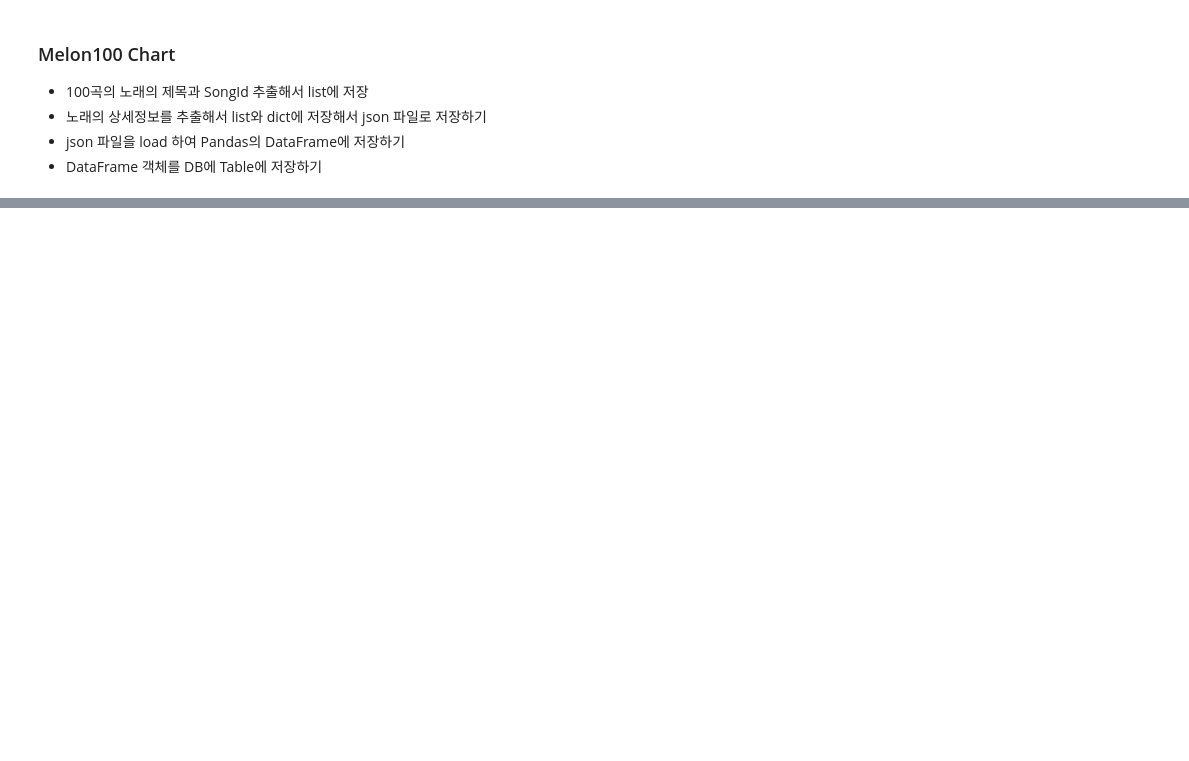
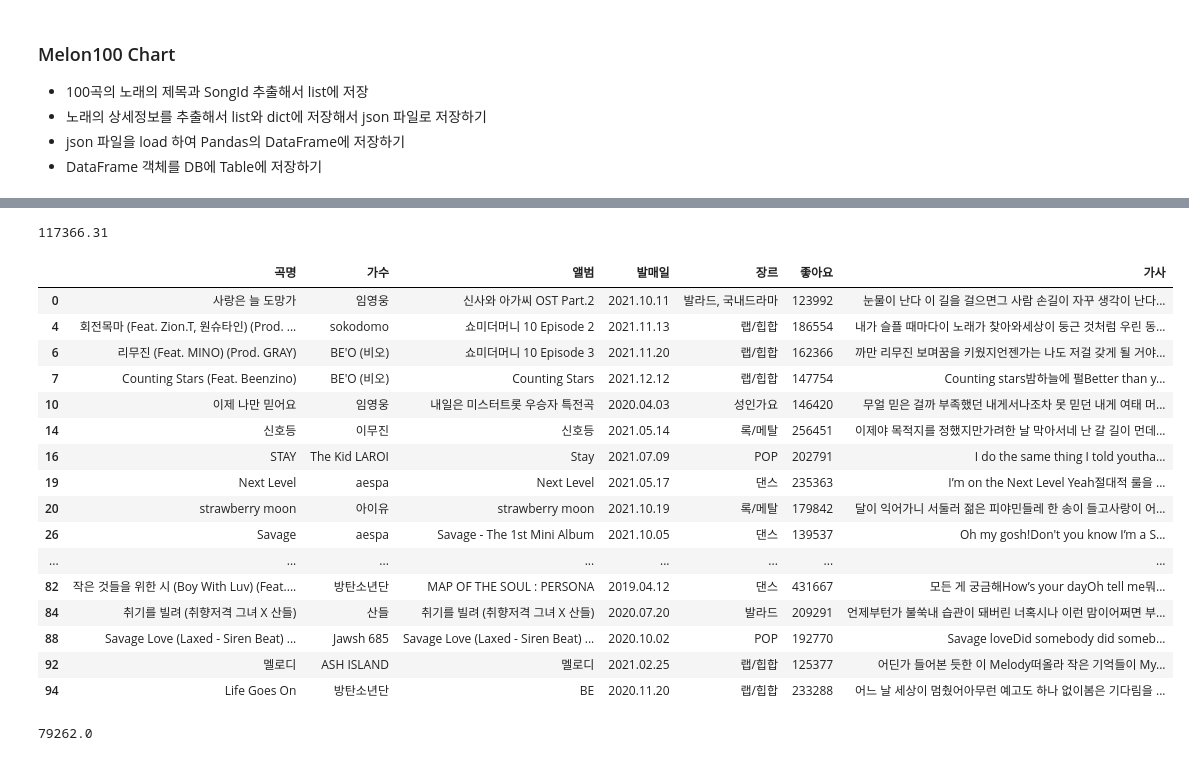
Before and after one commit to JongHwaShin/webscraping, a Jupyter notebook: 06melon100chart.ipynb, the cells around one changed output, grey strips where cells are left out. Drawn from its saved outputs; the diff is of its cells as text; code cells hidden in the pictures; blank space fills up the shorter version.

```diff
--- a/06melon100chart.ipynb
+++ b/06melon100chart.ipynb
@@ -114,0 +389,28 @@ for idx,song in enumerate(song_info_list[:1],1):
+# %%
+
+song_df.loc[song_df['좋아요'] > song_df['좋아요'].mean()]
+# %% [output]
+117366.31
+|  | 곡명 | 가수 | 앨범 | 발매일 | 장르 | 좋아요 | 가사 |
+| 0 | 사랑은 늘 도망가 | 임영웅 | 신사와 아가씨 OST Part.2 | 2021.10.11 | 발라드, 국내드라마 | 123992 | 눈물이 난다 이 길을 걸으면그 사람 손길이 자꾸 생각이 난다... |
+| 4 | 회전목마 (Feat. Zion.T, 원슈타인) (Prod. ... | sokodomo | 쇼미더머니 10 Episode 2 | 2021.11.13 | 랩/힙합 | 186554 | 내가 슬플 때마다이 노래가 찾아와세상이 둥근 것처럼 우린 동... |
+| 6 | 리무진 (Feat. MINO) (Prod. GRAY) | BE'O (비오) | 쇼미더머니 10 Episode 3 | 2021.11.20 | 랩/힙합 | 162366 | 까만 리무진 보며꿈을 키웠지언젠가는 나도 저걸 갖게 될 거야... |
+| 7 | Counting Stars (Feat. Beenzino) | BE'O (비오) | Counting Stars | 2021.12.12 | 랩/힙합 | 147754 | Counting stars밤하늘에 펄Better than y... |
+| 10 | 이제 나만 믿어요 | 임영웅 | 내일은 미스터트롯 우승자 특전곡 | 2020.04.03 | 성인가요 | 146420 | 무얼 믿은 걸까 부족했던 내게서나조차 못 믿던 내게 여태 머... |
+| 14 | 신호등 | 이무진 | 신호등 | 2021.05.14 | 록/메탈 | 256451 | 이제야 목적지를 정했지만가려한 날 막아서네 난 갈 길이 먼데... |
+| 16 | STAY | The Kid LAROI | Stay | 2021.07.09 | POP | 202791 | I do the same thing I told youtha... |
+| 19 | Next Level | aespa | Next Level | 2021.05.17 | 댄스 | 235363 | I’m on the Next Level Yeah절대적 룰을 ... |
+| 20 | strawberry moon | 아이유 | strawberry moon | 2021.10.19 | 록/메탈 | 179842 | 달이 익어가니 서둘러 젊은 피야민들레 한 송이 들고사랑이 어... |
+| 26 | Savage | aespa | Savage - The 1st Mini Album | 2021.10.05 | 댄스 | 139537 | Oh my gosh!Don't you know I’m a S... |
+| ... | ... | ... | ... | ... | ... | ... | ... |
+| 82 | 작은 것들을 위한 시 (Boy With Luv) (Feat.... | 방탄소년단 | MAP OF THE SOUL : PERSONA | 2019.04.12 | 댄스 | 431667 | 모든 게 궁금해How’s your dayOh tell me뭐... |
+| 84 | 취기를 빌려 (취향저격 그녀 X 산들) | 산들 | 취기를 빌려 (취향저격 그녀 X 산들) | 2020.07.20 | 발라드 | 209291 | 언제부턴가 불쑥내 습관이 돼버린 너혹시나 이런 맘이어쩌면 부... |
+| 88 | Savage Love (Laxed - Siren Beat) ... | Jawsh 685 | Savage Love (Laxed - Siren Beat) ... | 2020.10.02 | POP | 192770 | Savage loveDid somebody did someb... |
+| 92 | 멜로디 | ASH ISLAND | 멜로디 | 2021.02.25 | 랩/힙합 | 125377 | 어딘가 들어본 듯한 이 Melody떠올라 작은 기억들이 My... |
+| 94 | Life Goes On | 방탄소년단 | BE | 2020.11.20 | 랩/힙합 | 233288 | 어느 날 세상이 멈췄어아무런 예고도 하나 없이봄은 기다림을 ... |
+# %%
+song_df['좋아요'].max()
+song_df['좋아요'].min()
+song_df['좋아요'].median()
+# %% [output]
+79262.0
```
Also changed, not shown: parts of 24 cells of this notebook.
